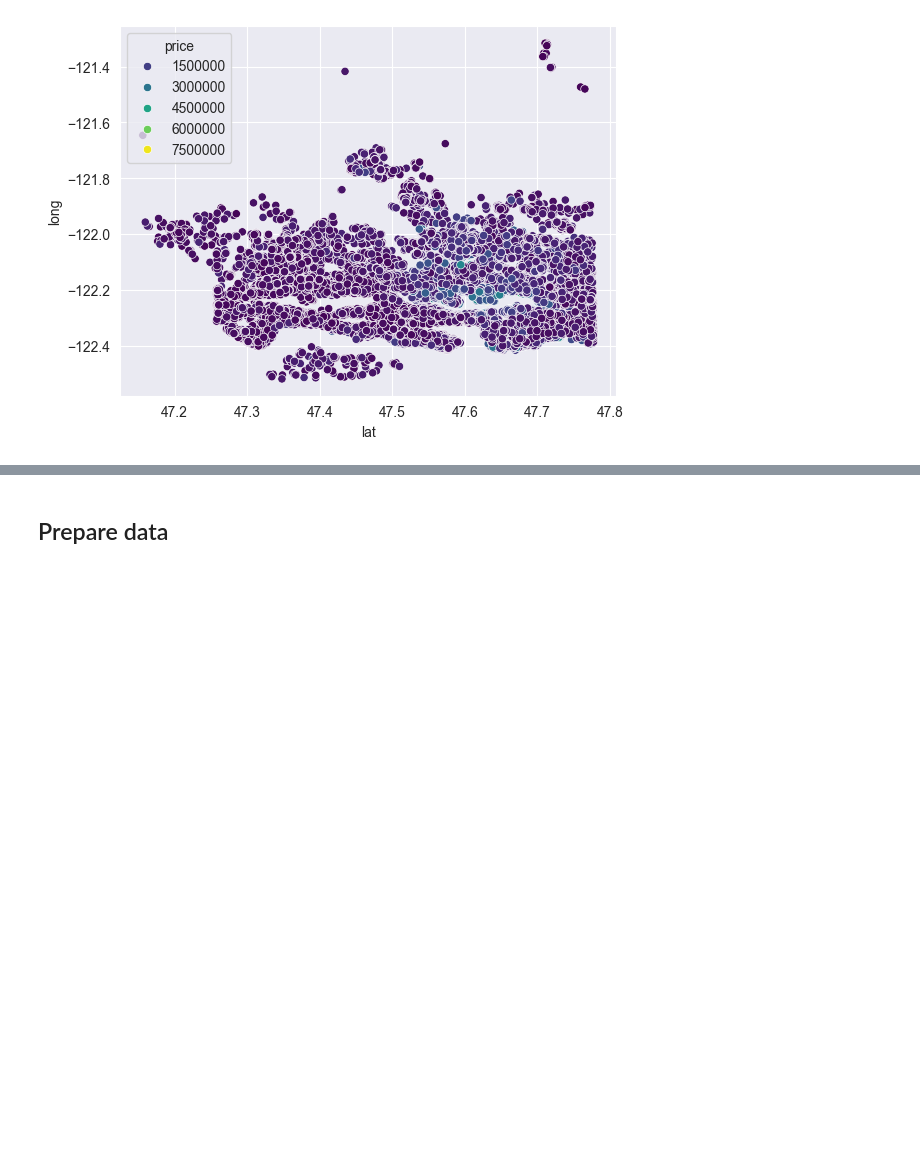
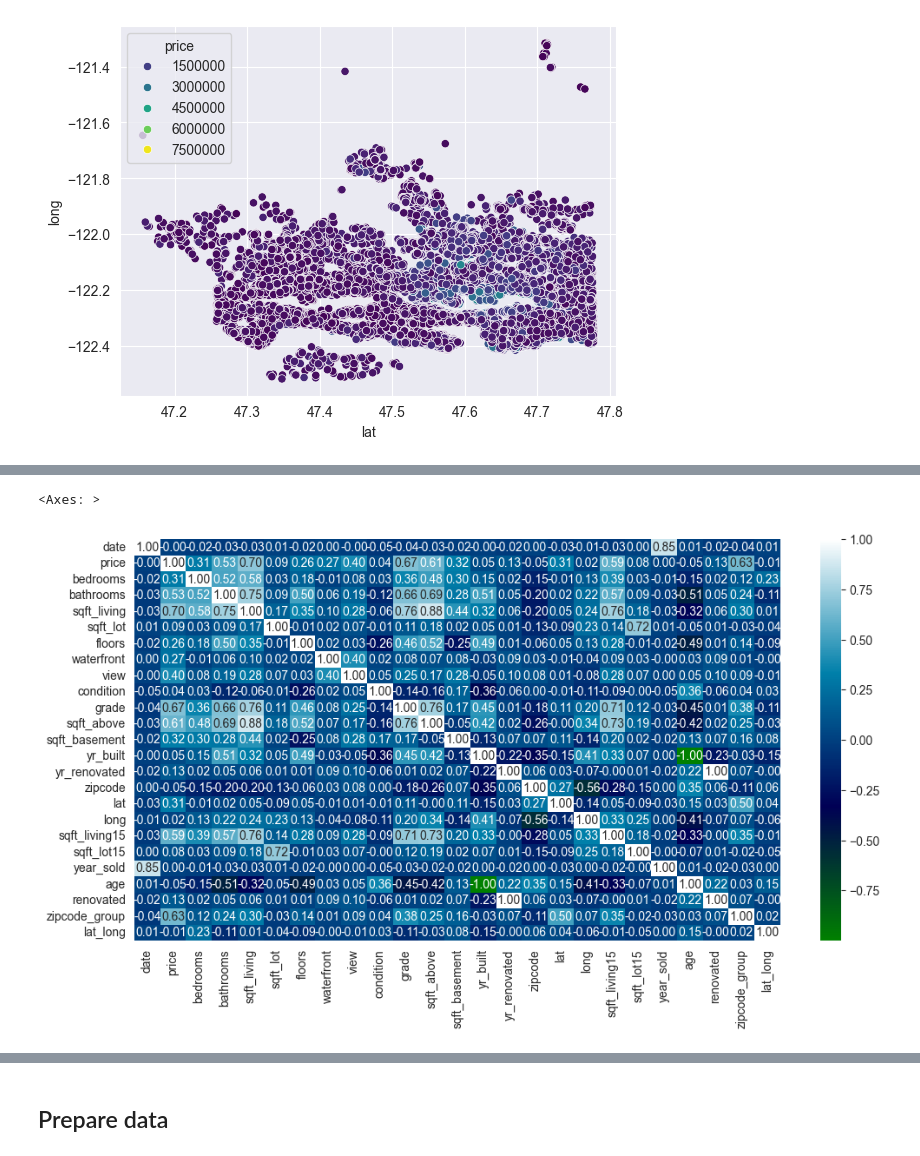
Before and after one commit to yasuomaidana/Data-Analysis, a Jupyter notebook: regression-analysis/polynomial-regression/Polynomial Regression.ipynb, the cells around one changed output, grey strips where cells are left out. Saved outputs shown, nothing was run; the diff lists cells and outputs as text; code cells hidden in the pictures; blank space fills up the shorter version.

```diff
--- a/regression-analysis/polynomial-regression/Polynomial Regression.ipynb
+++ b/regression-analysis/polynomial-regression/Polynomial Regression.ipynb
@@ -158,4 +137,5 @@ sns.scatterplot(data=df.to_pandas(), x="lat", y="long", hue="sqft_lot", palette=
 # %%
-df = df.with_columns(pl.Series(name="lat_long", values=KMeans(n_clusters=5).fit_predict(df[["lat","long","bedrooms","bathrooms"]].to_numpy())))
+df = df.with_columns(pl.Series(name="lat_long", values=KMeans(n_clusters=5).fit_predict(
+    df[["lat", "long", "bedrooms", "bathrooms"]].to_numpy())))
 # %%
 sns.scatterplot(data=df.to_pandas(), x="lat", y="long", hue="lat_long", palette="viridis", alpha=0.6)
@@ -164,5 +156,8 @@ df.head()
 # %%
 plt.figure(figsize=(12, 6))
-correlation = df.corr()
+correlation: DataFrame = df.corr()
 sns.heatmap(correlation, xticklabels=correlation.columns, yticklabels=correlation.columns, cmap="ocean", annot=True,
             fmt=".2f")
+# %% [output]
+<Axes: >
+[figure, added]
```
Also changed, not shown: parts of 23 cells of this notebook.
